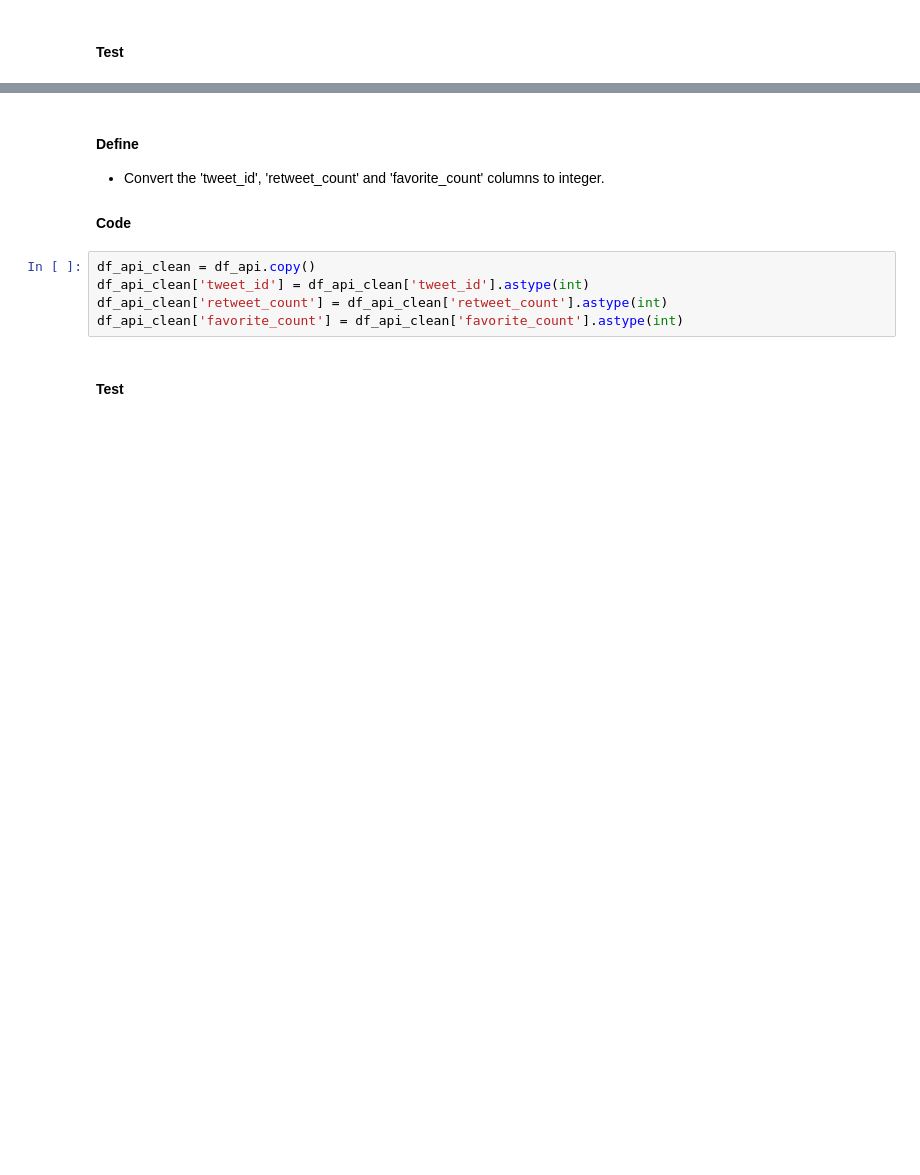
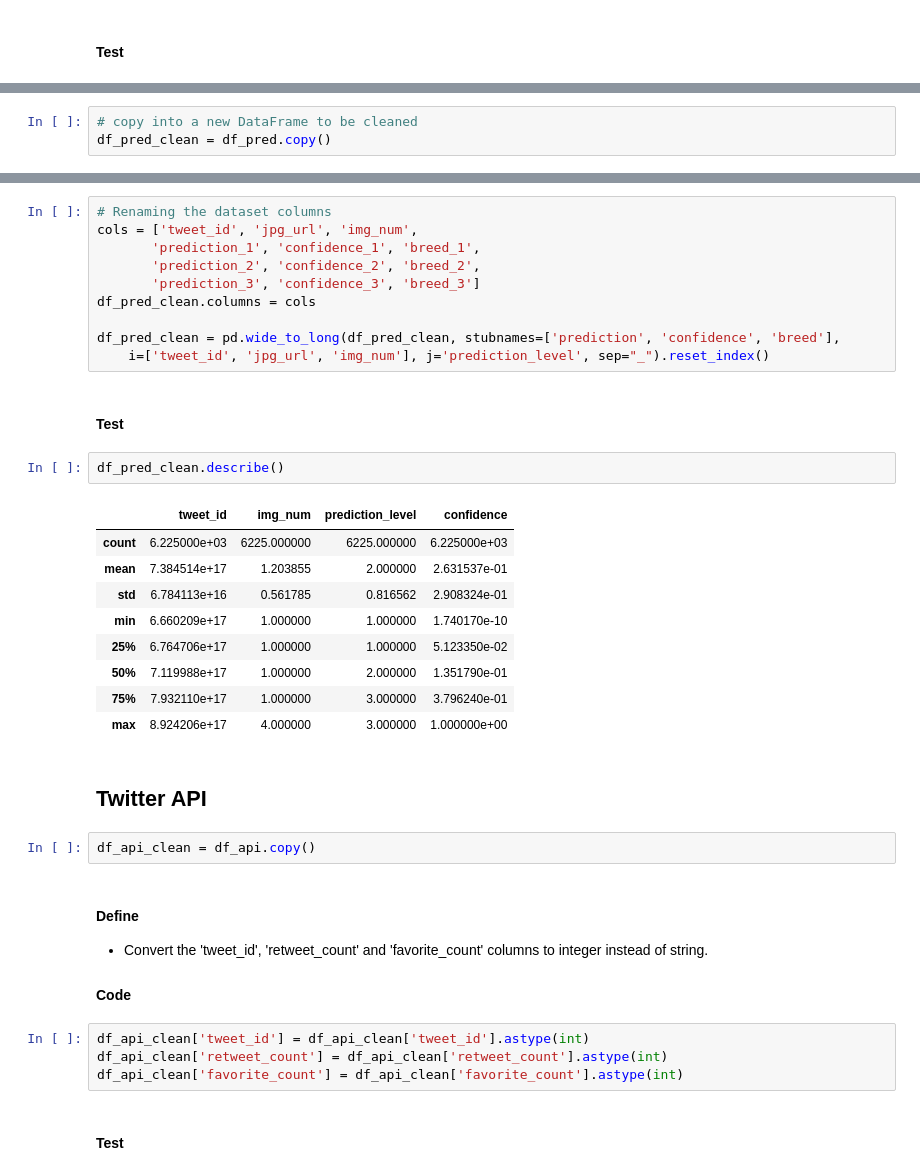
Before and after one commit to omarbassam88/we-rate-dogs, a Jupyter notebook: wrangle_act.ipynb, the cells around one changed output, grey strips where cells are left out. Saved outputs shown, nothing was run; the diff lists cells and outputs as text; blank space fills up the shorter version.

```diff
--- a/wrangle_act.ipynb
+++ b/wrangle_act.ipynb
@@ -521,0 +546,3 @@ memory usage: 322.9+ KB
+# %%
+# copy into a new DataFrame to be cleaned
+df_pred_clean = df_pred.copy()
@@ -522,11 +555,38 @@ memory usage: 322.9+ KB
+# %%
+# Renaming the dataset columns
+cols = ['tweet_id', 'jpg_url', 'img_num',
+       'prediction_1', 'confidence_1', 'breed_1',
+       'prediction_2', 'confidence_2', 'breed_2',
+       'prediction_3', 'confidence_3', 'breed_3']
+df_pred_clean.columns = cols
+
+df_pred_clean = pd.wide_to_long(df_pred_clean, stubnames=['prediction', 'confidence', 'breed'],
+    i=['tweet_id', 'jpg_url', 'img_num'], j='prediction_level', sep="_").reset_index()
+# %% [markdown]
+#### Test
+# %%
+df_pred_clean.describe()
+# %% [output]
+|  | tweet_id | img_num | prediction_level | confidence |
+| count | 6.225000e+03 | 6225.000000 | 6225.000000 | 6.225000e+03 |
+| mean | 7.384514e+17 | 1.203855 | 2.000000 | 2.631537e-01 |
+| std | 6.784113e+16 | 0.561785 | 0.816562 | 2.908324e-01 |
+| min | 6.660209e+17 | 1.000000 | 1.000000 | 1.740170e-10 |
+| 25% | 6.764706e+17 | 1.000000 | 1.000000 | 5.123350e-02 |
+| 50% | 7.119988e+17 | 1.000000 | 2.000000 | 1.351790e-01 |
+| 75% | 7.932110e+17 | 1.000000 | 3.000000 | 3.796240e-01 |
+| max | 8.924206e+17 | 4.000000 | 3.000000 | 1.000000e+00 |
+# %% [markdown]
+## Twitter API
+# %%
+df_api_clean = df_api.copy()
 # %% [markdown]
 #### Define
 
-* Convert the 'tweet_id', 'retweet_count' and 'favorite_count' columns to integer.
+* Convert the 'tweet_id', 'retweet_count' and 'favorite_count' columns to integer instead of string.
 
 #### Code
 # %%
-df_api_clean = df_api.copy()
 df_api_clean['tweet_id'] = df_api_clean['tweet_id'].astype(int)
 df_api_clean['retweet_count'] = df_api_clean['retweet_count'].astype(int)
 df_api_clean['favorite_count'] = df_api_clean['favorite_count'].astype(int)
```
Also changed, not shown: parts of 66 cells of this notebook, 2 other files.
